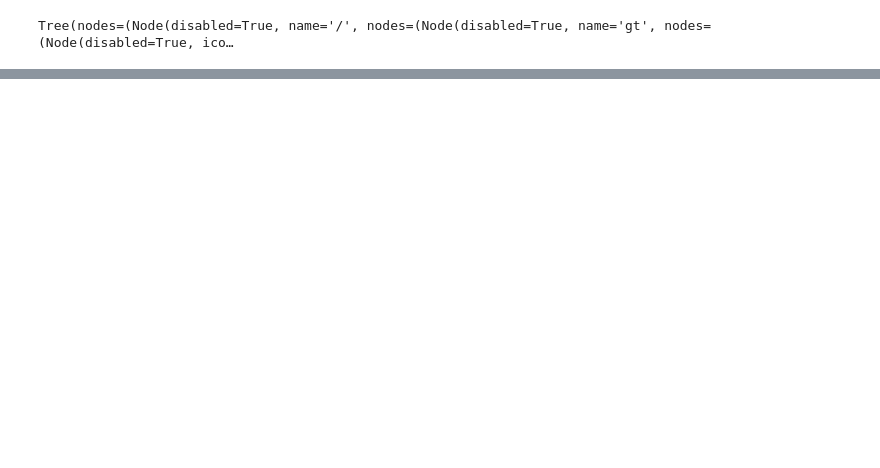
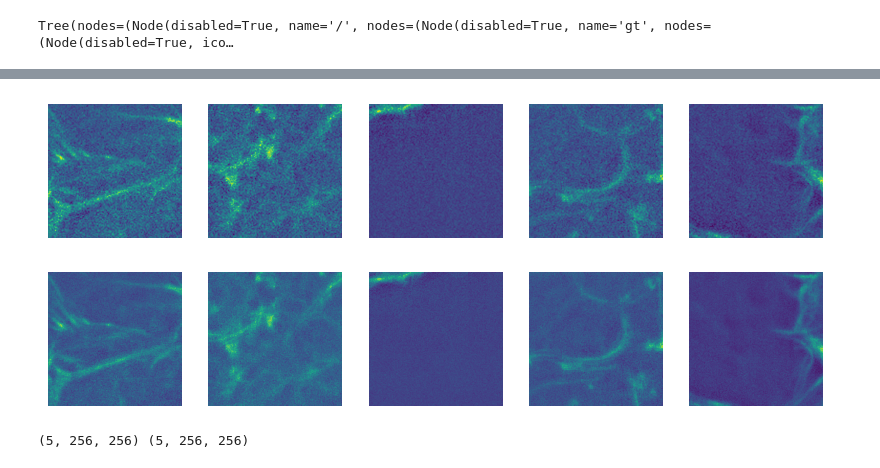
Before and after one commit to peterhpark/the_restorators, a Jupyter notebook: src/utils/gunpowdertest2.ipynb, the cells around one changed output, grey strips where cells are left out. Drawn from its saved outputs; the diff is of its cells as text; code cells hidden in the pictures; blank space fills up the shorter version.

```diff
--- a/src/utils/gunpowdertest2.ipynb
+++ b/src/utils/gunpowdertest2.ipynb
@@ -84,0 +89,50 @@ WARNING: File /mnt/efs/shared_data/restorators/monalisa_data/Actin_20nmScanStep/
+# %%
+for ii in range(40):
+    if ii == 0:
+        source = gp.ZarrSource(
+        pathZarr,
+        {
+        raw: 'tr/tr000',
+        gt: 'gt/gt000'
+        },
+        {
+        raw: gp.ArraySpec(interpolatable=True),
+        gt: gp.ArraySpec(interpolatable=False)
+        })
+    else:
+        source += gp.ZarrSource(
+        pathZarr,
+        {
+            raw: f'tr/tr{ii:03d}',
+            gt: f'gt/gt{ii:03d}'
+        },
+        {
+            raw: gp.ArraySpec(interpolatable=True),
+            gt: gp.ArraySpec(interpolatable=False)
+        })
+
+
+pipeline = (
+    source
+    + gp.RandomProvider()
+    + gp.RandomLocation()
+    + gp.Normalize(raw, factor=1.0/65535)
+    + OffsectNegative(gt)
+    + gp.Normalize(gt, factor=1.0/65535)
+    + gp.SimpleAugment()
+    + gp.Stack(5)
+)
+
+request = gp.BatchRequest()
+request[raw] = gp.Roi((0, 0), (256, 256))
+request[gt] = gp.Roi((0, 0), (256, 256))
+
+
+with gp.build(pipeline):
+    batch = pipeline.request_batch(request)
+
+imshow(batch[raw].data, batch[gt].data)
+print(batch[raw].data.shape, batch[gt].data.shape)
+# %% [output]
+[figure, added]
+(5, 256, 256) (5, 256, 256)
```
Also changed, not shown: parts of 6 cells of this notebook, 2 other files.
